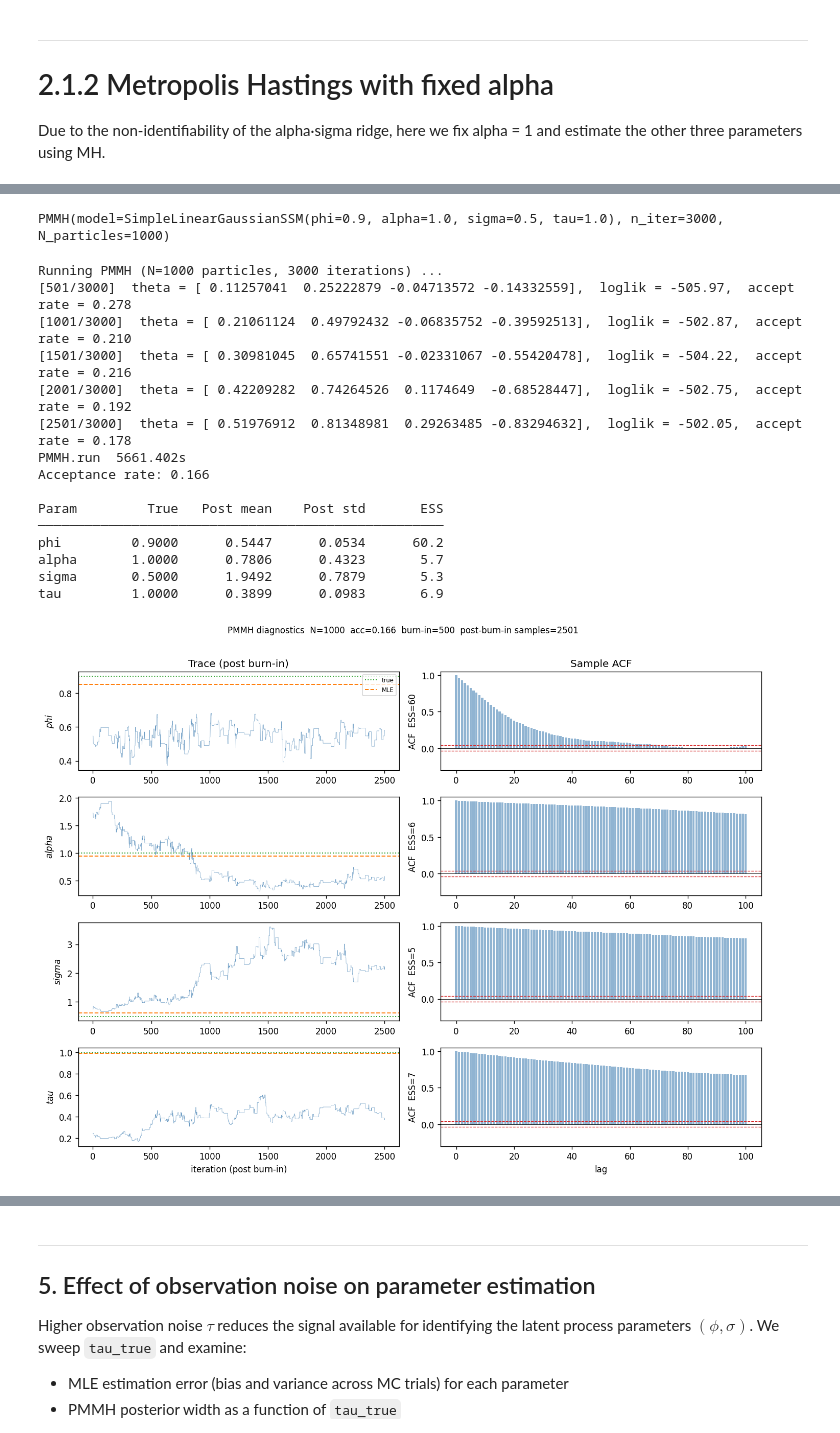
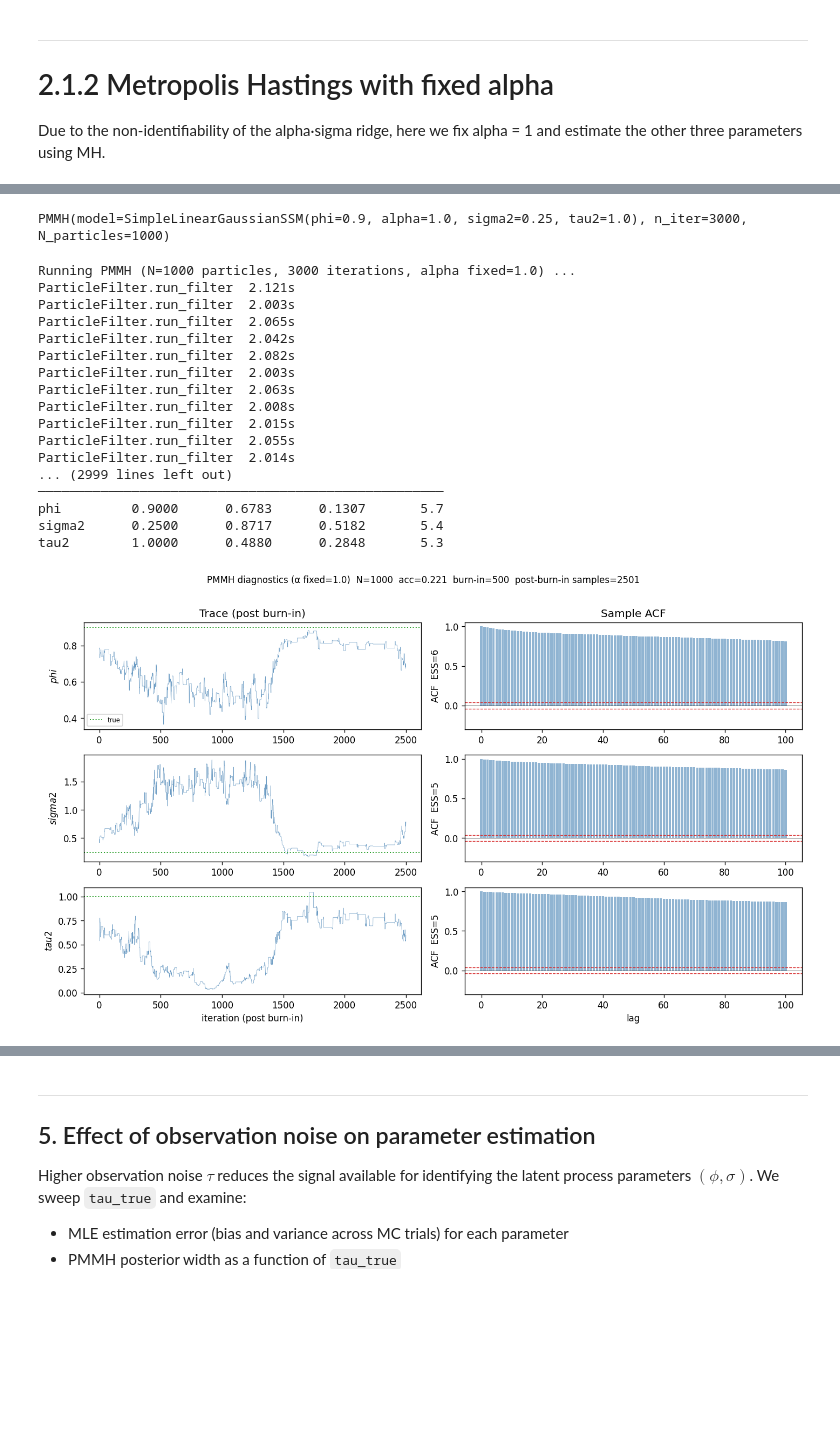
Before and after one commit to rickyli02/particle_filter_project_submission, a Jupyter notebook: notebooks/parameter_estimation.ipynb, the cells around one changed output, grey strips where cells are left out. Cells and saved outputs as stored; diff of their text form; code cells hidden in the pictures; blank space fills up the shorter version.

```diff
--- a/notebooks/parameter_estimation.ipynb
+++ b/notebooks/parameter_estimation.ipynb
@@ -81,7 +81,7 @@ We compare MLE estimates against:
 - the **profile log-likelihood** surface to visualize identifiability
 # %%
 # ── true parameters and synthetic dataset ─────────────────────────────────────
-TRUE_PARAMS = dict(phi=0.9, alpha=1.0, sigma=0.5, tau=1.0)
+TRUE_PARAMS = dict(phi=0.9, alpha=1.0, sigma2=0.25, tau2=1.0)
 T    = 300
 SEED = 42
 
@@ -90,8 +90,6 @@ states_raw, obs_raw, cond_loglik = model.generate_data(T)
 states = states_raw.ravel()   # (T,)
 obs    = obs_raw.ravel()      # (T,)
 
-# Note: cond_loglik = Σ log p(y_t|x_t, θ*) — the conditional likelihood given
-# the realized latent path, NOT the marginal log p(y|θ*) from the Kalman filter.
 print(f"T={T}  conditional log p(y|x*,θ*)={float(cond_loglik):.2f}")
 print(f"True params: {TRUE_PARAMS}")
 
@@ -102,7 +100,7 @@ for ax in axes:
     ax.legend(loc='upper right', fontsize=9)
 axes[1].set_xlabel('$t$')
 fig.suptitle(
-    r'Synthetic data  ($\phi=0.9,\ \alpha=1.0,\ \sigma=0.5,\ \tau=1.0$)',
+    r'Synthetic data  ($\phi=0.9,\ \alpha=1.0,\ \sigma^2=0.25,\ \tau^2=1.0$)',
     y=1.01,
 )
 plt.tight_layout()
@@ -259,7 +257,7 @@ the effect of particle noise on mixing and posterior width.
 # ── MH setup ──────────────────────────────────────────────────────────────────
 N_ITER_MH = 3000
 BURN_IN_MH = 500
-step_mh   = np.array([0.06, 0.10, 0.06, 0.06])
+step_mh   = np.array([0.06, 0.10, 0.12, 0.12])   # (phi, alpha, log σ², log τ²)
 
 model_mh  = SimpleLinearGaussianSSM(**TRUE_PARAMS, seed=13)
 theta0_mh = result.unconstrained_params   # warm start from MLE
@@ -691,22 +685,26 @@ We use the same synthetic dataset from Section 1 to allow direct comparison betw
 # %%
-# ── PMMH on the Section 1 dataset ─────────────────────────────────────────────
-# Fresh model instance; warm-start from the MLE optimum (result from Section 1).
+# ── PMMH with alpha fixed at true value ───────────────────────────────────────
+# FixedAlphaSSM fixes alpha = 1.0 = TRUE_PARAMS['alpha']; estimates (phi, sigma2, tau2).
 N_ITER_2   = 3000
 N_PART_2   = 1000
 BURN_IN_2  = 500
-step_2     = np.array([0.06, 0.10, 0.06, 0.06])   # unconstrained-space step sizes
+step_2     = np.array([0.06, 0.12, 0.12])   # unconstrained steps: (atanh φ, log σ², log τ²)
 
-model_2  = SimpleLinearGaussianSSM(**TRUE_PARAMS, seed=7)
-theta0_2 = result.unconstrained_params             # warm start from MLE
+model_2  = FixedAlphaSSM(phi=TRUE_PARAMS['phi'], sigma2=TRUE_PARAMS['sigma2'],
+                          tau2=TRUE_PARAMS['tau2'], seed=7)
+theta0_2 = model_2.unconstrain_params(
+    [TRUE_PARAMS['phi'], TRUE_PARAMS['sigma2'], TRUE_PARAMS['tau2']]
+)
 
 pf_2    = ParticleFilter(model_2, N_PART_2, obs, SystematicResampling(seed=3))
 pmmh_2  = PMMH(model_2, pf_2, n_iter=N_ITER_2,
-               step_sizes=step_2, theta0=theta0_2, log_prior=log_prior, seed=5)
+               step_sizes=step_2, theta0=theta0_2,
+               log_prior=log_prior_fixed_alpha, seed=5)
 print(repr(pmmh_2))
 # %% [output]
-PMMH(model=SimpleLinearGaussianSSM(phi=0.9, alpha=1.0, sigma=0.5, tau=1.0), n_iter=3000, N_particles=1000)
+PMMH(model=SimpleLinearGaussianSSM(phi=0.9, alpha=1.0, sigma2=0.25, tau2=1.0), n_iter=3000, N_particles=1000)
 # %%
-print("Running PMMH (N=1000 particles, 3000 iterations) ...")
+print("Running PMMH (N=1000 particles, 3000 iterations, alpha fixed=1.0) ...")
 chain_2, ll_2, acc_2 = pmmh_2.run()
 print(f"Acceptance rate: {acc_2.mean():.3f}")
 
@@ -719,68 +717,65 @@ for k, name in enumerate(model_2.params_dict.keys()):
     print(f"{name:<8}  {TRUE_PARAMS[name]:>8.4f}  "
           f"{samp.mean():>10.4f}  {samp.std():>10.4f}  {chain_ess(samp):>8.1f}")
 # %% [output]
-Running PMMH (N=1000 particles, 3000 iterations) ...
-[501/3000]  theta = [ 0.11257041  0.25222879 -0.04713572 -0.14332559],  loglik = -505.97,  accept rate = 0.278
-[1001/3000]  theta = [ 0.21061124  0.49792432 -0.06835752 -0.39592513],  loglik = -502.87,  accept rate = 0.210
-[1501/3000]  theta = [ 0.30981045  0.65741551 -0.02331067 -0.55420478],  loglik = -504.22,  accept rate = 0.216
-[2001/3000]  theta = [ 0.42209282  0.74264526  0.1174649  -0.68528447],  loglik = -502.75,  accept rate = 0.192
-[2501/3000]  theta = [ 0.51976912  0.81348981  0.29263485 -0.83294632],  loglik = -502.05,  accept rate = 0.178
-PMMH.run  5661.402s
-Acceptance rate: 0.166
-
-Param         True   Post mean    Post std       ESS
+Running PMMH (N=1000 particles, 3000 iterations, alpha fixed=1.0) ...
+ParticleFilter.run_filter  2.121s
+ParticleFilter.run_filter  2.003s
+ParticleFilter.run_filter  2.065s
+ParticleFilter.run_filter  2.042s
+ParticleFilter.run_filter  2.082s
+ParticleFilter.run_filter  2.003s
+ParticleFilter.run_filter  2.063s
+ParticleFilter.run_filter  2.008s
+ParticleFilter.run_filter  2.015s
+ParticleFilter.run_filter  2.055s
+ParticleFilter.run_filter  2.014s
+... (2999 lines left out)
 ────────────────────────────────────────────────────
-phi         0.9000      0.5447      0.0534      60.2
-alpha       1.0000      0.7806      0.4323       5.7
-sigma       0.5000      1.9492      0.7879       5.3
-tau         1.0000      0.3899      0.0983       6.9
+phi         0.9000      0.6783      0.1307       5.7
+sigma2      0.2500      0.8717      0.5182       5.4
+tau2        1.0000      0.4880      0.2848       5.3
 # %%
 names_2 = list(model_2.params_dict.keys())
-fig, axes = plt.subplots(4, 2, figsize=(12, 9))
+fig, axes = plt.subplots(3, 2, figsize=(12, 7))
 
 for k, name in enumerate(names_2):
     samp = constrained_2[:, k]
     tv   = TRUE_PARAMS[name]
-    mv   = list(result.constrained_params)[k]
 
-    # ── trace ──────────────────────────────────────────────────────────────────
     ax_t = axes[k, 0]
     ax_t.plot(samp, lw=0.4, color='steelblue', alpha=0.8)
     ax_t.axhline(tv, color='C2', ls=':', lw=1.2)
-    ax_t.axhline(mv, color='C1', ls='--', lw=1.2)
     ax_t.set_ylabel(f'${name}$')
     if k == 0:
         ax_t.set_title('Trace (post burn-in)')
         ax_t.plot([], [], color='C2', ls=':', lw=1.2, label='true')
-        ax_t.plot([], [], color='C1', ls='--', lw=1.2, label='MLE')
         ax_t.legend(fontsize=7)
 
-    # ── ACF ────────────────────────────────────────────────────────────────────
     ax_a = axes[k, 1]
     n_s  = len(samp)
     max_lag = min(100, n_s - 1)
     xc  = samp - samp.mean()
     var = xc.var()
     acf = np.correlate(xc, xc, 'full')[n_s - 1:] / (n_s * var) if var > 1e-15 else np.zeros(n_s)
     ax_a.bar(np.arange(max_lag + 1), acf[:max_lag + 1], width=0.8, color='steelblue', alpha=0.6)
     ax_a.axhline(0, color='k', lw=0.5)
     ci = 1.96 / np.sqrt(n_s)
     ax_a.axhline( ci, color='C3', ls='--', lw=0.8)
     ax_a.axhline(-ci, color='C3', ls='--', lw=0.8)
     ax_a.set_ylim(-0.3, 1.05)
     ax_a.set_ylabel(f'ACF  ESS={chain_ess(samp):.0f}')
     if k == 0:
         ax_a.set_title('Sample ACF')
 
 axes[-1, 0].set_xlabel('iteration (post burn-in)')
 axes[-1, 1].set_xlabel('lag')
 plt.suptitle(
-    f'PMMH diagnostics  N={N_PART_2}  acc={acc_2.mean():.3f}  '
+    f'PMMH diagnostics (α fixed=1.0)  N={N_PART_2}  acc={acc_2.mean():.3f}  '
     f'burn-in={BURN_IN_2}  post-burn-in samples={len(constrained_2)}',
     y=1.01, fontsize=10,
 )
 plt.tight_layout()
 plt.show()
 # %% [output]
-[figure, old version]
+[figure, new version]
 # %%
```
Also changed, not shown: parts of 27 cells of this notebook, 1 other file.
